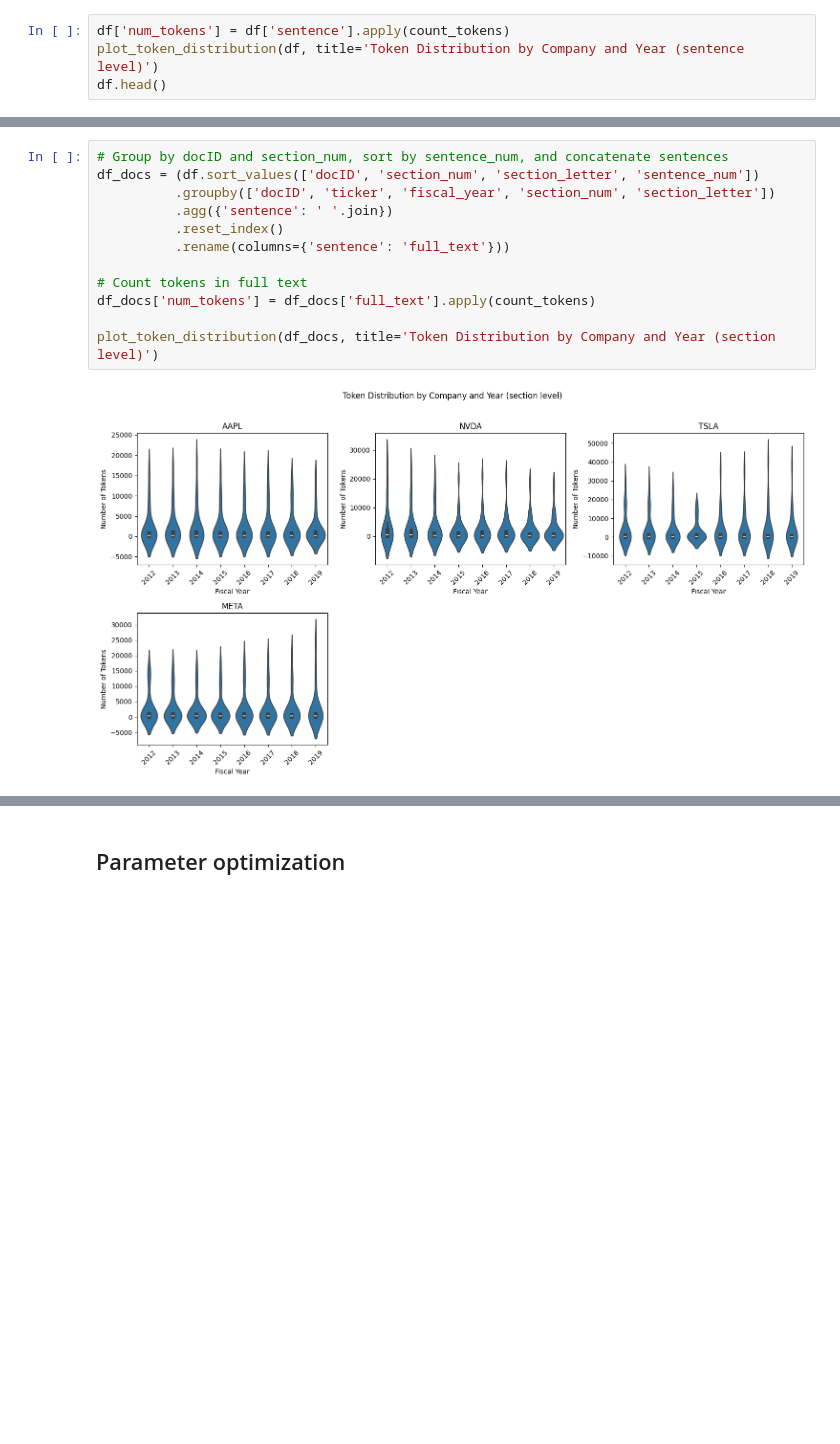
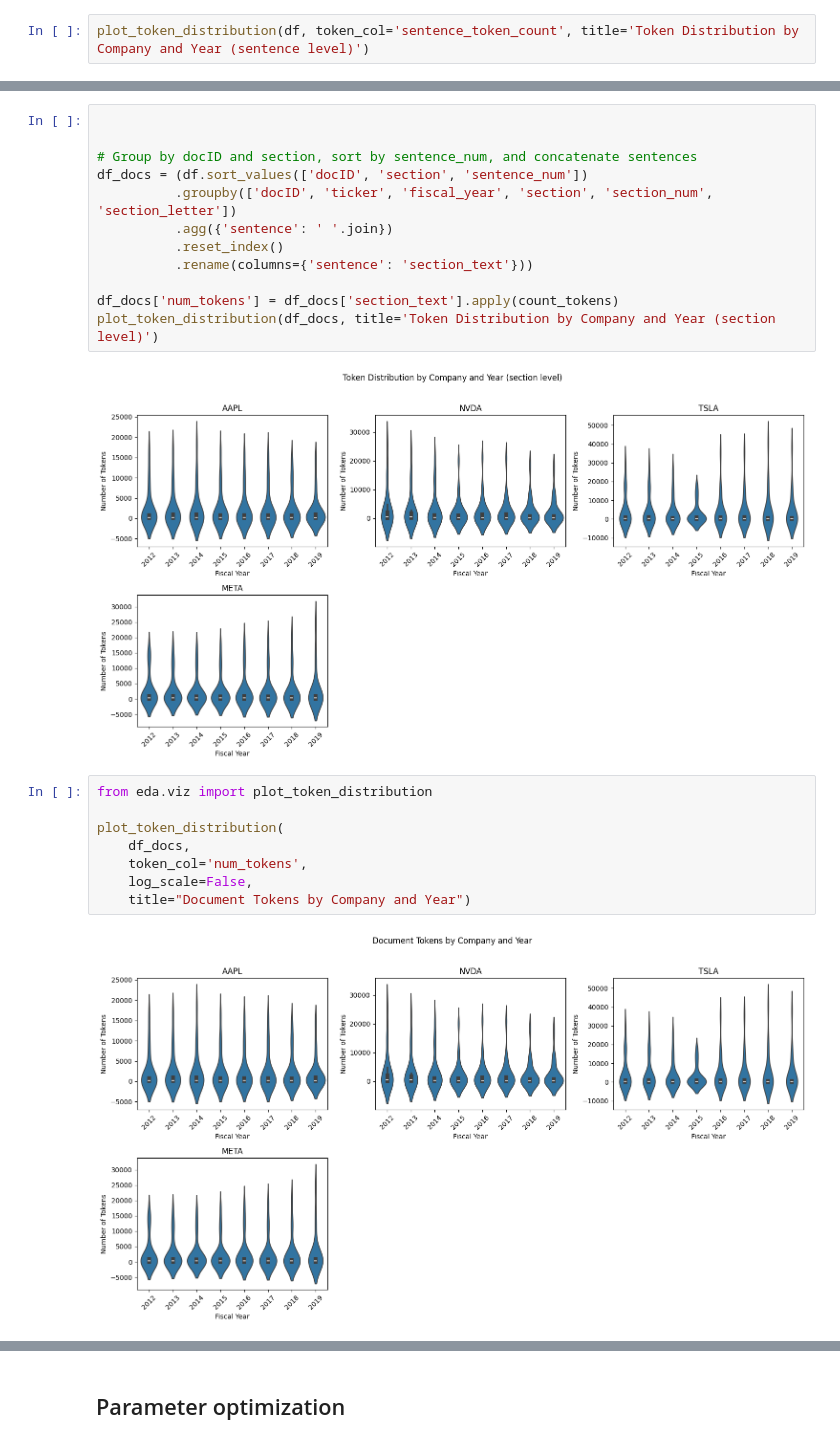
Before and after one commit to jon-robbins/sec-rag-pipeline, a Jupyter notebook: notebooks/EDA.ipynb, the cells around one changed output, grey strips where cells are left out. Drawn from its saved outputs; the diff is of its cells as text; blank space fills up the shorter version.

```diff
--- a/notebooks/EDA.ipynb
+++ b/notebooks/EDA.ipynb
@@ -197,6 +203,4 @@ The autoreload extension is already loaded. To reload it, use:
 # %%
-df['num_tokens'] = df['sentence'].apply(count_tokens)
-plot_token_distribution(df, title='Token Distribution by Company and Year (sentence level)')
-df.head()
+plot_token_distribution(df, token_col='sentence_token_count', title='Token Distribution by Company and Year (sentence level)')
 # %% [output]
 [figure]
@@ -209,17 +207,27 @@ df.head()
 # %%
-# Group by docID and section_num, sort by sentence_num, and concatenate sentences
-df_docs = (df.sort_values(['docID', 'section_num', 'section_letter', 'sentence_num'])
-          .groupby(['docID', 'ticker', 'fiscal_year', 'section_num', 'section_letter'])
+
+
+# Group by docID and section, sort by sentence_num, and concatenate sentences
+df_docs = (df.sort_values(['docID', 'section', 'sentence_num'])
+          .groupby(['docID', 'ticker', 'fiscal_year', 'section', 'section_num', 'section_letter'])
           .agg({'sentence': ' '.join})
           .reset_index()
-          .rename(columns={'sentence': 'full_text'}))
+          .rename(columns={'sentence': 'section_text'}))
 
-# Count tokens in full text
-df_docs['num_tokens'] = df_docs['full_text'].apply(count_tokens)
-
+df_docs['num_tokens'] = df_docs['section_text'].apply(count_tokens)
 plot_token_distribution(df_docs, title='Token Distribution by Company and Year (section level)')
 # %% [output]
 [figure]
+# %%
+from eda.viz import plot_token_distribution
+
+plot_token_distribution(
+    df_docs,
+    token_col='num_tokens',
+    log_scale=False,
+    title="Document Tokens by Company and Year")
+# %% [output]
+[figure, added]
 # %% [markdown]
 OK so we have some very long sections. Most are between 0-5k tokens with a long tail up to 50k. So, we're going to have to do some pretty significant chunking.
 
```
Also changed, not shown: parts of 42 cells of this notebook, 29 other files.
